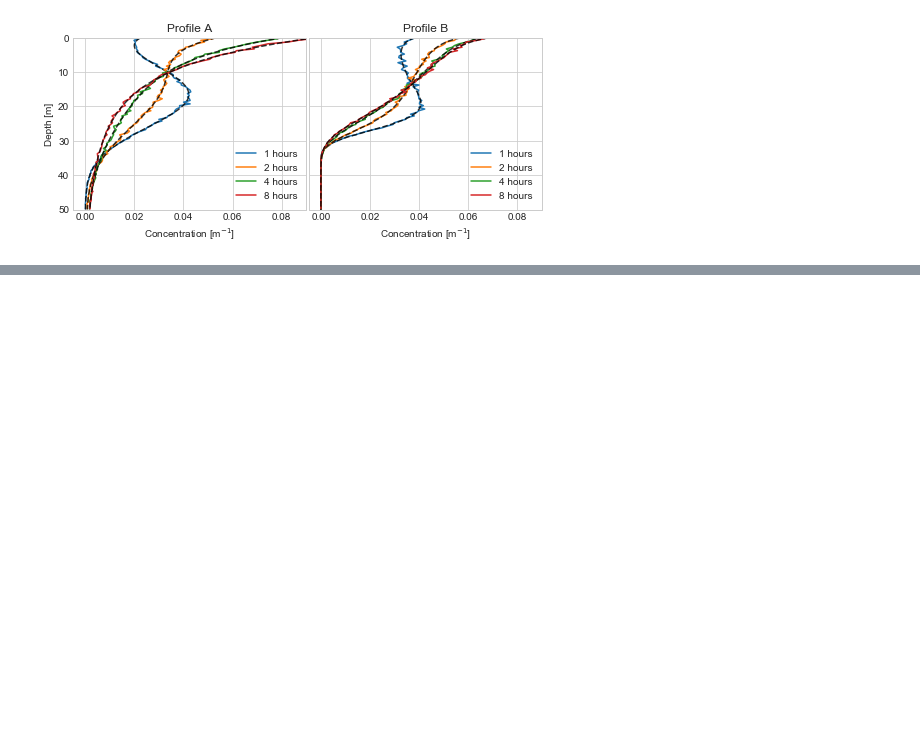
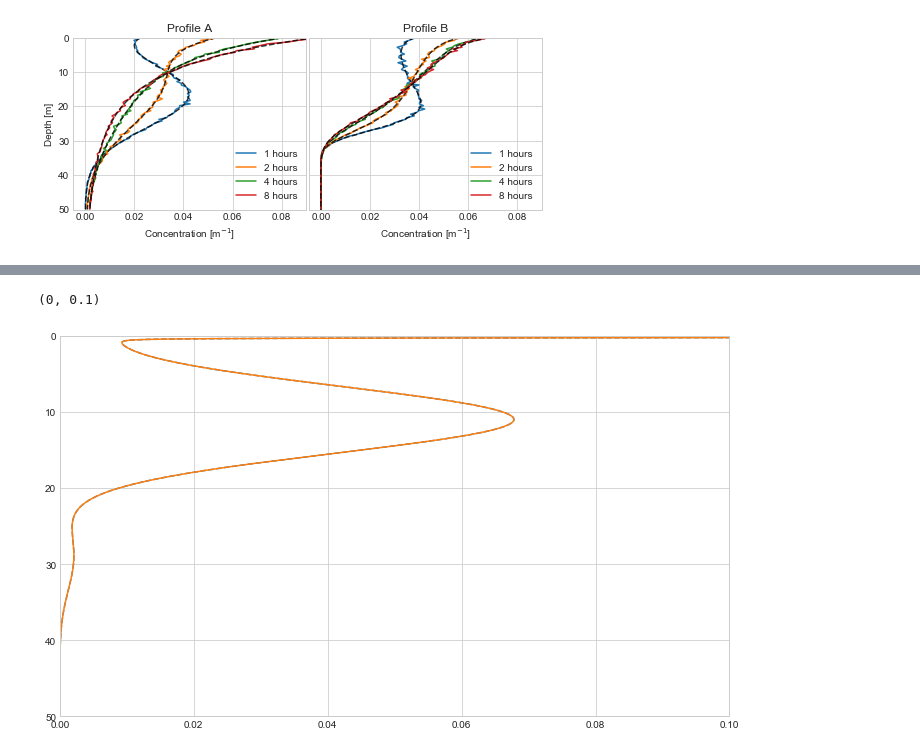
Before and after one commit to nordam/Eulerian-and-Lagrangian-methods, a Jupyter notebook: notebooks/ComparisonPlots.ipynb, the cells around one changed output, grey strips where cells are left out. Saved outputs shown, nothing was run; the diff lists cells and outputs as text; code cells hidden in the pictures; blank space fills up the shorter version.

```diff
--- a/notebooks/ComparisonPlots.ipynb
+++ b/notebooks/ComparisonPlots.ipynb
@@ -128,0 +146,22 @@ plt.savefig('concentration_profiles_comparison_case1.pdf')
+# %%
+# Meta-variables
+Tmax_part = 6*3600
+Tmax_grid = 6*3600
+Zmax = 50
+
+# Number of grid cells and timesteps
+Nz_grid, Nt_grid = CgA.shape
+Nt_part, Nz_part = CpA.shape
+
+# Time values
+times_grid = np.linspace(0, Tmax_grid, Nt_grid)
+times_part = np.linspace(0, Tmax_part, Nt_part)
+
+# Concentration grid cells (in z-direction)
+zc_grid = np.linspace(0, Zmax, Nz_grid + 1)
+dz_grid = zc_grid[1] - zc_grid[0]
+mid_grid = zc_grid[:-1] + dz_grid/2
+
+zc_part = np.linspace(0, Zmax, Nz_part + 1)
+dz_part = zc_part[1] - zc_part[0]
+mid_part = zc_part[:-1] + dz_part/2
@@ -128,0 +306,26 @@ plt.savefig('concentration_profiles_comparison_case1.pdf')
+# %%
+fig = plt.figure(figsize = (12, 7))
+
+
+for dt in [1, 0.1]:
+    C = np.sum(np.load(f'../../data/Case2_K_A_block_Nclasses=4_NJ=4000_dt={dt}.npy'), axis = 2)
+
+    # Number of grid cells and timesteps
+    Nz_grid, Nt_grid = CgA.shape
+    # Time values
+    times_grid = np.linspace(0, Tmax_grid, Nt_grid)
+    # Concentration grid cells (in z-direction)
+    zc_grid = np.linspace(0, Zmax, Nz_grid + 1)
+    dz_grid = zc_grid[1] - zc_grid[0]
+    mid_grid = zc_grid[:-1] + dz_grid/2
+
+    if dt == 1:
+        plt.plot(C[:,3], mid_grid, '--')
+    else:
+        plt.plot(C[:,3], mid_grid)
+
+plt.ylim(50, 0)
+plt.xlim(0, 0.1)
+# %% [output]
+(0, 0.1)
+[figure, added]
```
Also changed, not shown: parts of 35 cells of this notebook, 3 other files.
